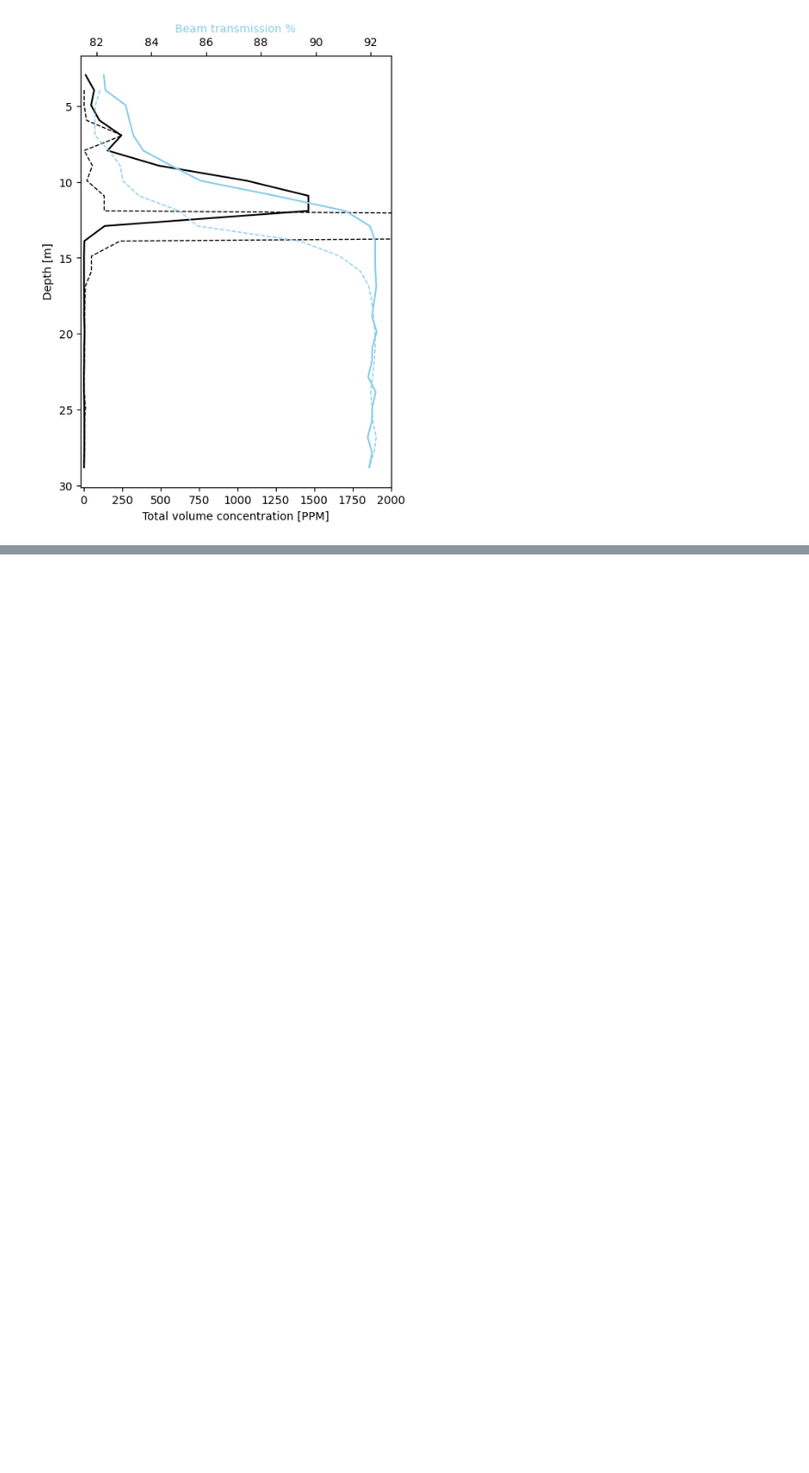
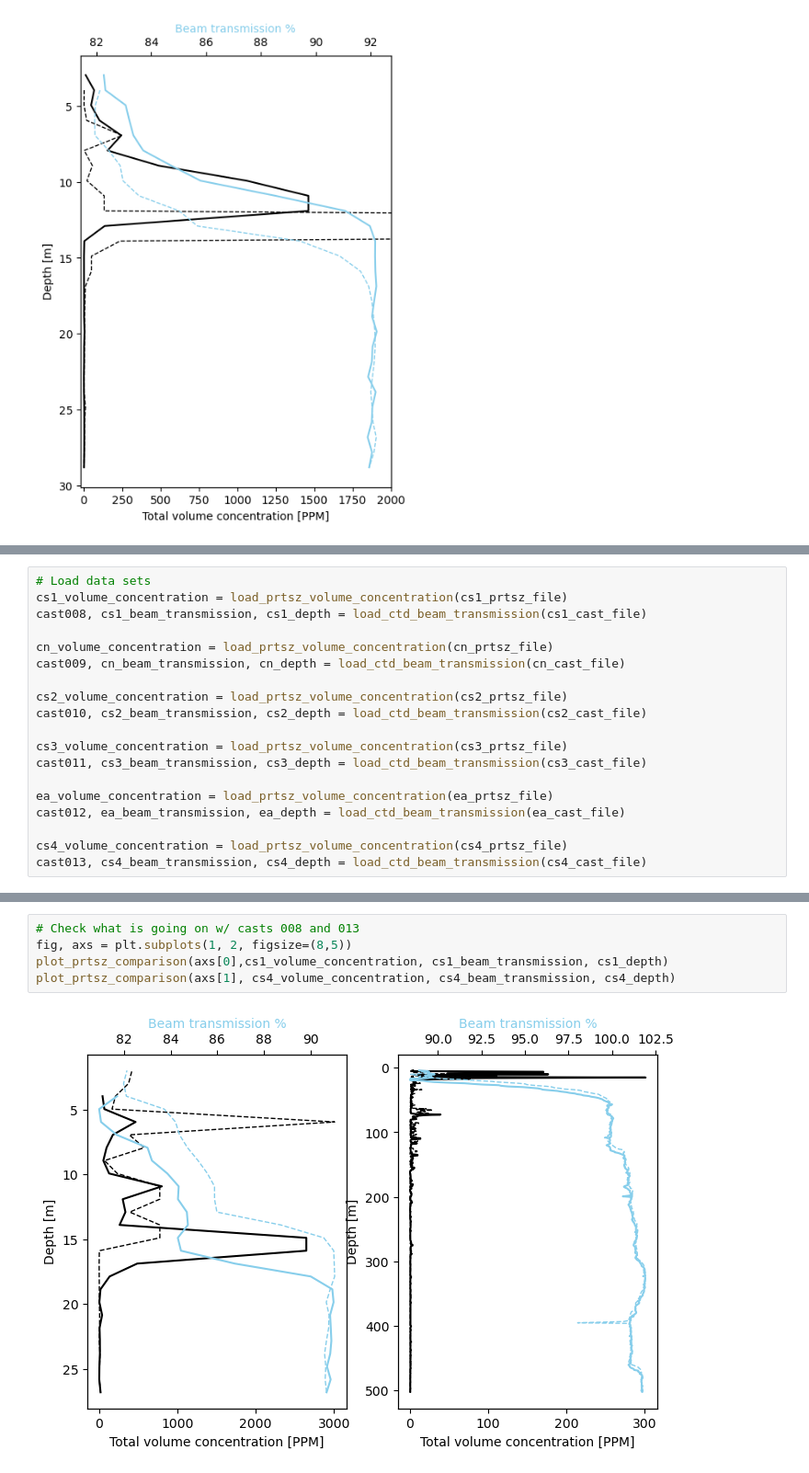
Before and after one commit to cooleyky/pioneer-20, a Jupyter notebook: cross_shelf_prtsz_ctd_comparison.ipynb, the cells around one changed output, grey strips where cells are left out. Shown: that part at 92% size. Cells and saved outputs as stored; diff of their text form; blank space fills up the shorter version.

```diff
--- a/cross_shelf_prtsz_ctd_comparison.ipynb
+++ b/cross_shelf_prtsz_ctd_comparison.ipynb
@@ -304,0 +369,19 @@ fig.show()
+# %%
+# Load data sets
+cs1_volume_concentration = load_prtsz_volume_concentration(cs1_prtsz_file)
+cast008, cs1_beam_transmission, cs1_depth = load_ctd_beam_transmission(cs1_cast_file)
+
+cn_volume_concentration = load_prtsz_volume_concentration(cn_prtsz_file)
+cast009, cn_beam_transmission, cn_depth = load_ctd_beam_transmission(cn_cast_file)
+
+cs2_volume_concentration = load_prtsz_volume_concentration(cs2_prtsz_file)
+cast010, cs2_beam_transmission, cs2_depth = load_ctd_beam_transmission(cs2_cast_file)
+
+cs3_volume_concentration = load_prtsz_volume_concentration(cs3_prtsz_file)
+cast011, cs3_beam_transmission, cs3_depth = load_ctd_beam_transmission(cs3_cast_file)
+
+ea_volume_concentration = load_prtsz_volume_concentration(ea_prtsz_file)
+cast012, ea_beam_transmission, ea_depth = load_ctd_beam_transmission(ea_cast_file)
+
+cs4_volume_concentration = load_prtsz_volume_concentration(cs4_prtsz_file)
+cast013, cs4_beam_transmission, cs4_depth = load_ctd_beam_transmission(cs4_cast_file)
@@ -304,0 +422,7 @@ fig.show()
+# %%
+# Check what is going on w/ casts 008 and 013
+fig, axs = plt.subplots(1, 2, figsize=(8,5))
+plot_prtsz_comparison(axs[0],cs1_volume_concentration, cs1_beam_transmission, cs1_depth)
+plot_prtsz_comparison(axs[1], cs4_volume_concentration, cs4_beam_transmission, cs4_depth)
+# %% [output]
+[figure, added]
```
Also changed, not shown: parts of 19 cells of this notebook.
